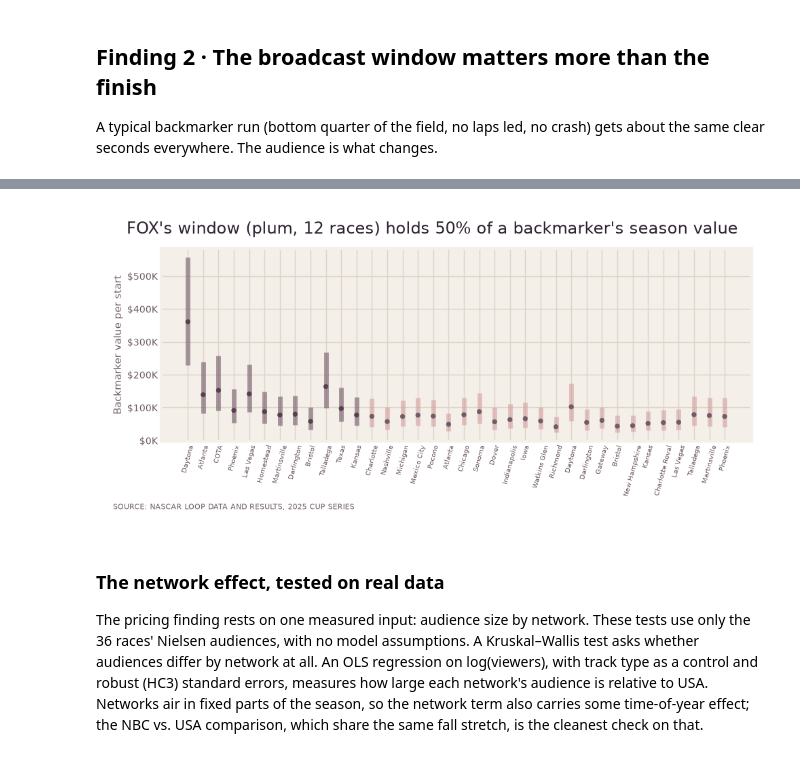
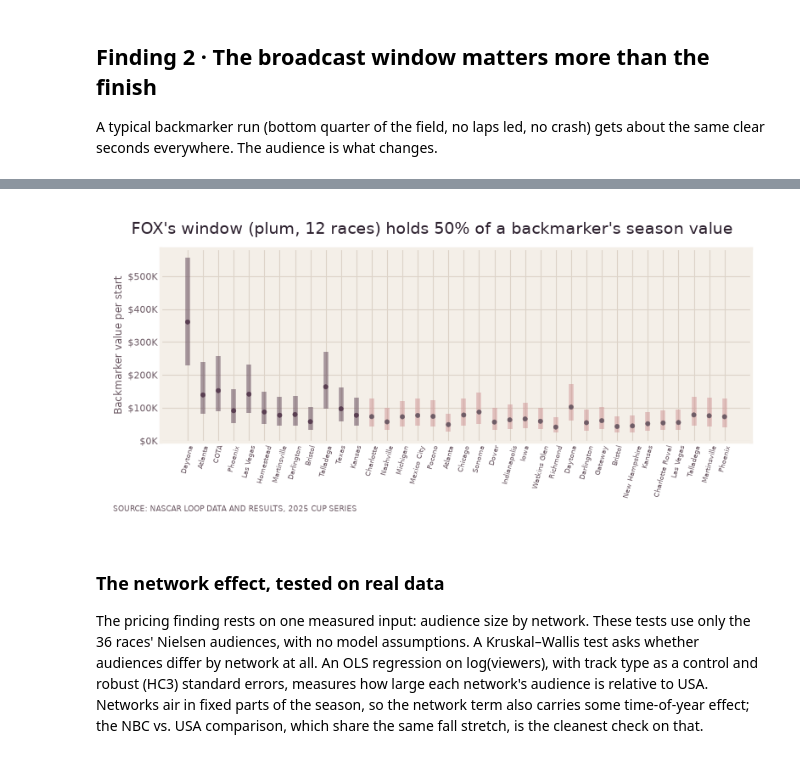
Before and after one commit to Simon-ity/nascar-sponsor-model, a Jupyter notebook: nascar_sponsor_value/notebooks/04_findings_and_pricing.ipynb, the cells around one changed output, grey strips where cells are left out. Saved outputs shown, nothing was run; the diff lists cells and outputs as text; code cells hidden in the pictures.

Commit message:
Make notebook charts a bit smaller
Inline charts render at 80 dpi, and the displayed report images in
notebooks 03 and 04 are narrower again.

```diff
--- a/nascar_sponsor_value/notebooks/04_findings_and_pricing.ipynb
+++ b/nascar_sponsor_value/notebooks/04_findings_and_pricing.ipynb
@@ -46,19 +46,19 @@ source(fig); plt.show()
 
 A typical backmarker run (bottom quarter of the field, no laps led, no crash) gets about the same clear seconds everywhere. The audience is what changes.
 # %%
-display(Image(str(ROOT / "images/network_window.png"), width=620))
+display(Image(str(ROOT / "images/network_window.png"), width=520))
 b = bm.sort_values("race_date").reset_index(drop=True)
 fig, ax = plt.subplots(figsize=(10, 3.6))
 fox = b.broadcaster.isin(["FOX", "FS1"])
 ax.vlines(range(len(b)), b.value_p10, b.value_p90, color=np.where(fox, FIELD, CONTEXT), lw=5, alpha=0.5)
 ax.scatter(range(len(b)), b.value_p50, color=np.where(fox, FIELD, INK_2), s=22, zorder=3)
 ax.set_xticks(range(len(b)), [short_track(t) for t in b.track_name], rotation=75, fontsize=7)
 money_axis(ax, "y", "K"); ax.set_ylabel("Backmarker value per start")
 headline(fig, f"FOX's window (plum, {int(fox.sum())} races) holds {S['fox_window_share_of_backmarker_value']:.0%} of a backmarker's season value")
 source(fig); plt.show()
 # %% [output]
 [figure]
-[figure, old version]
+[figure, new version]
 # %% [markdown]
 ### The network effect, tested on real data
 
```
Also changed, not shown: parts of 5 cells of this notebook, 4 other files.
